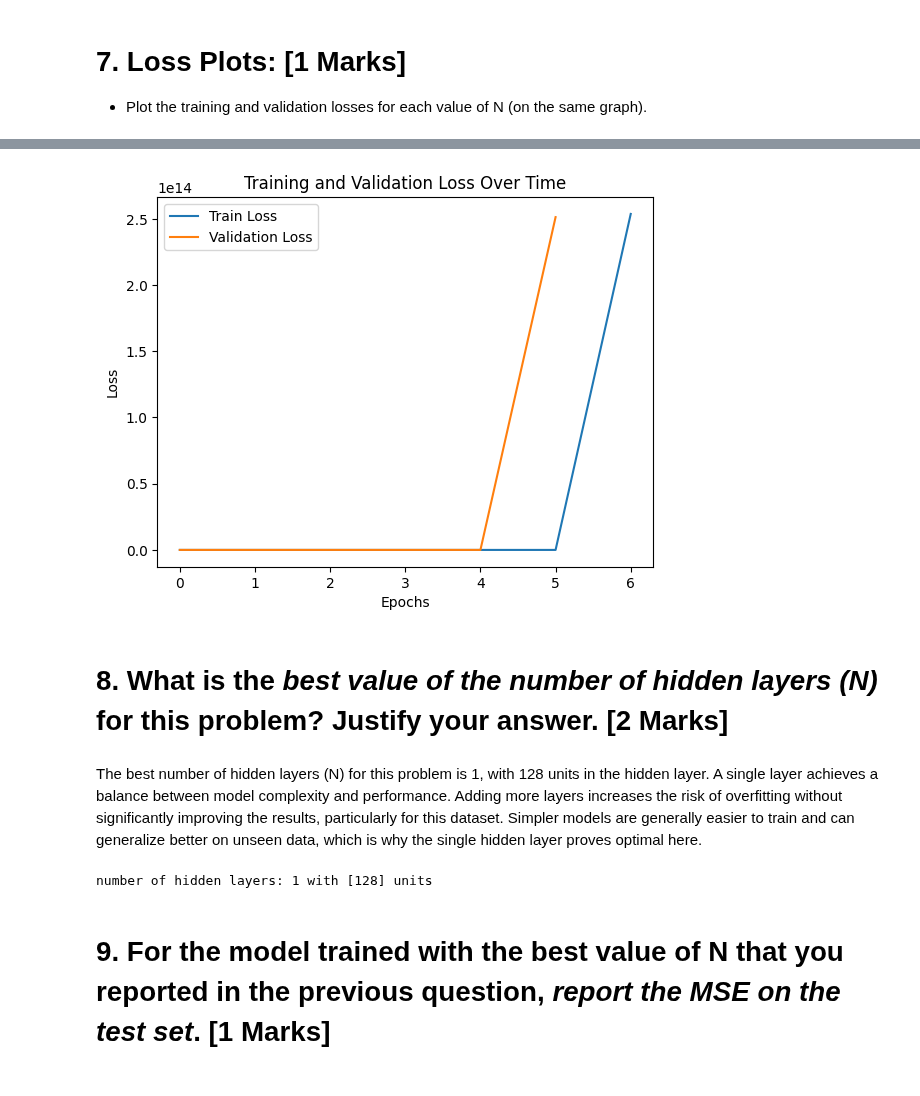
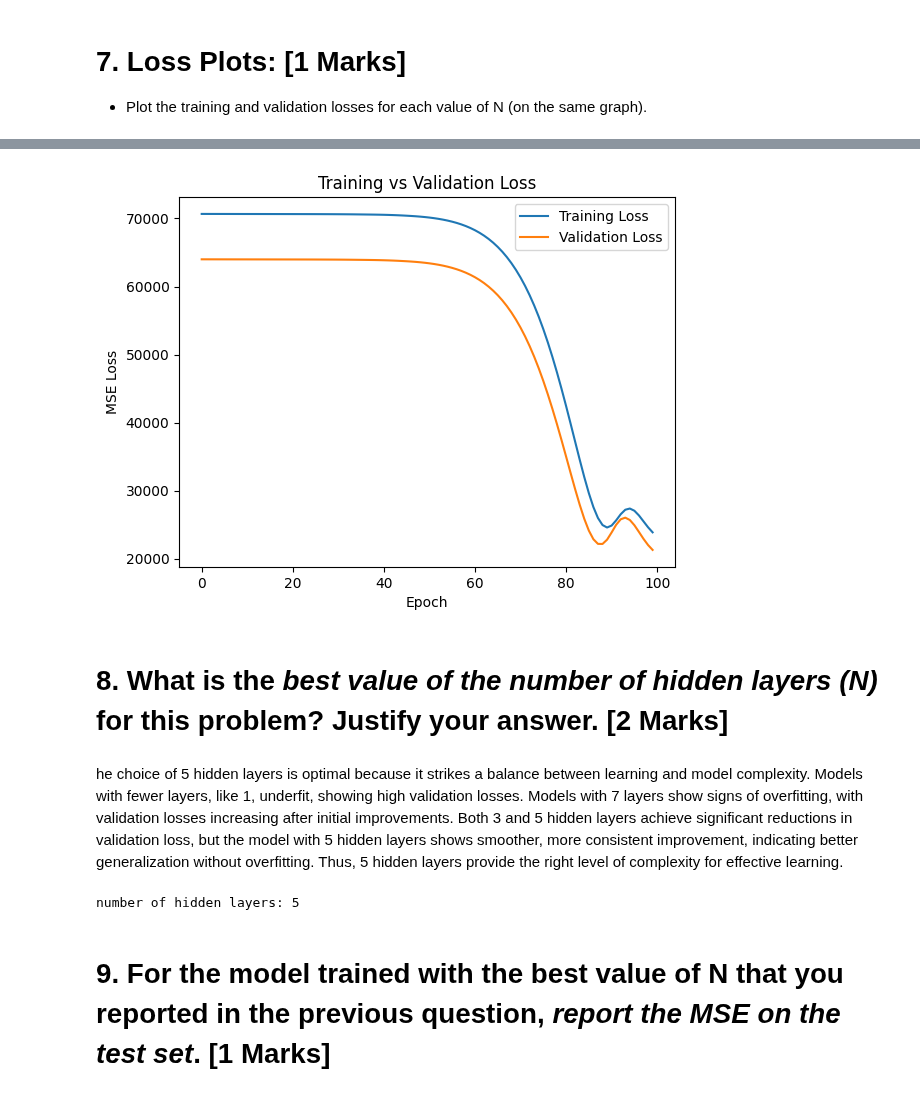
Before and after one commit to NehaKumari500092077/Machine-Learning-Lab, a Jupyter notebook: Session_6_Assignments.ipynb, the cells around one changed output, grey strips where cells are left out. Drawn from its saved outputs; the diff is of its cells as text; code cells hidden in the pictures.

```diff
--- a/Session_6_Assignments.ipynb
+++ b/Session_6_Assignments.ipynb
@@ -268,16 +263,12 @@ Optimal configuration: [128]
 *  Plot the training and validation losses for each value of N (on the same
 graph).
 # %%
-# Step 6: Function to plot training and validation loss
-def visualize_losses(train_losses, val_losses):
-    plt.plot(train_losses, label='Train Loss')
-    plt.plot(val_losses, label='Validation Loss')
-    plt.xlabel('Epochs')
-    plt.ylabel('Loss')
-    plt.legend()
-    plt.title('Training and Validation Loss Over Time')
-    plt.show()
-
-train_losses, val_losses = train_network(optimal_model, nn.MSELoss(), optim.SGD(optimal_model.parameters(), lr=0.01), train_loader, val_loader, num_epochs=100)
-visualize_losses(train_losses, val_losses)
+# Plot training and validation loss
+plt.plot(train_loss_history, label='Training Loss')
+plt.plot(val_loss_history, label='Validation Loss')
+plt.xlabel('Epoch')
+plt.ylabel('MSE Loss')
+plt.title('Training vs Validation Loss')
+plt.legend()
+plt.show()
 # %% [output]
@@ -289,11 +275,11 @@ Epoch 80: Train Loss = nan, Val Loss = nan
-[figure, old version]
+[figure, new version]
 # %% [markdown]
 # 8. What is the *best value of the number of hidden layers (N)* for this problem? Justify your answer. **[2  Marks]**
-# %% [markdown]
-The best number of hidden layers (N) for this problem is 1, with 128 units in the hidden layer. A single layer achieves a balance between model complexity and performance. Adding more layers increases the risk of overfitting without significantly improving the results, particularly for this dataset. Simpler models are generally easier to train and can generalize better on unseen data, which is why the single hidden layer proves optimal here.
+# %% [markdown]
+he choice of 5 hidden layers is optimal because it strikes a balance between learning and model complexity. Models with fewer layers, like 1, underfit, showing high validation losses. Models with 7 layers show signs of overfitting, with validation losses increasing after initial improvements. Both 3 and 5 hidden layers achieve significant reductions in validation loss, but the model with 5 hidden layers shows smoother, more consistent improvement, indicating better generalization without overfitting. Thus, 5 hidden layers provide the right level of complexity for effective learning.
 # %%
-print(f"number of hidden layers: {len(optimal_config)} with {optimal_config} units")
+print(f"number of hidden layers: {best_layer_config}")
 # %% [output]
-number of hidden layers: 1 with [128] units
+number of hidden layers: 5
 # %% [markdown]
 # 9. For the model trained with the best value of N that you reported in the previous question, *report the MSE on the test set*.  **[1  Marks]**
```
Also changed, not shown: parts of 11 cells of this notebook.
